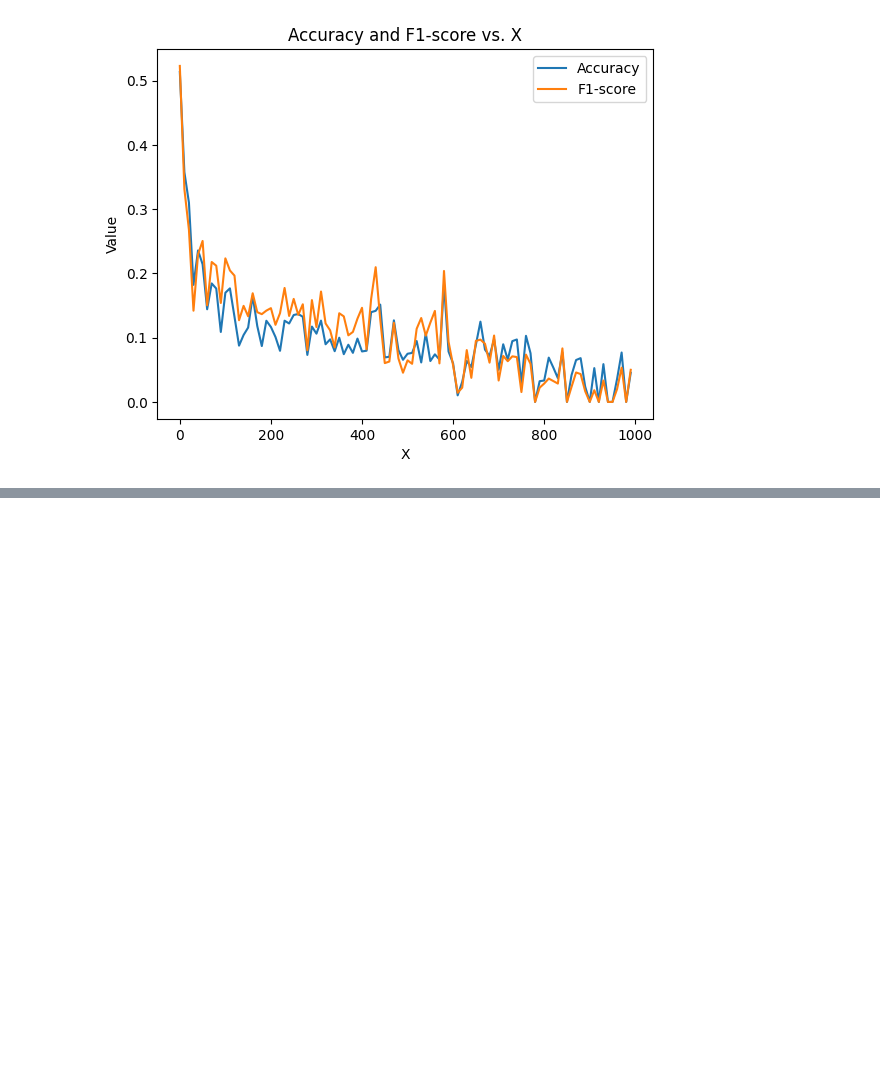
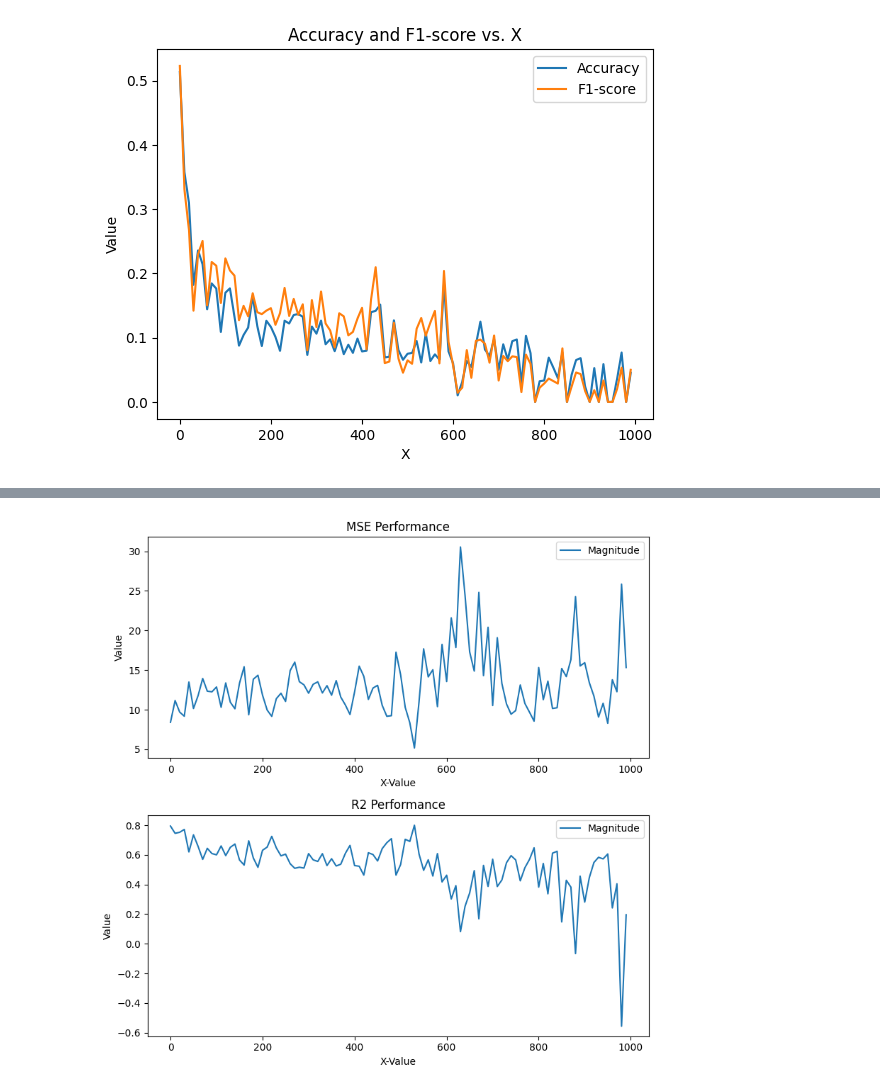
Before and after one commit to LawsonHutter/RNN_working_memory, a Jupyter notebook: RNN_working_memory_Project.ipynb, the cells around one changed output, grey strips where cells are left out. Drawn from its saved outputs; the diff is of its cells as text; code cells hidden in the pictures; blank space fills up the shorter version.

```diff
--- a/RNN_working_memory_Project.ipynb
+++ b/RNN_working_memory_Project.ipynb
@@ -2001,0 +2111,19 @@ plt.show()
+# %%
+mse_list_mag = []
+r2_list_mag = []
+
+# Test the models for each value of x
+for x in range(0, max_X):
+    # Load the saved model for this value of x
+    model_ = models_mag[x]
+
+    # Predict the outputs for the test set
+    predictions = model_.predict(X_test_mag[x].reshape(-1, 1, 1000))
+
+    # Calculate and print the mean squared error and R-squared for the predictions
+    mse = mean_squared_error(Y_test_mag[x], predictions)
+    r2 = r2_score(Y_test_mag[x], predictions)
+    print(f'Model {x}: MSE = {mse:.4f}, R-squared = {r2:.4f}')
+
+    mse_list_mag.append(mse)
+    r2_list_mag.append(r2)
@@ -2001,0 +2148,23 @@ plt.show()
+# %%
+# Create a figure with two subplots
+fig, axs = plt.subplots(2, 1, figsize=(8, 8))
+
+# Plot the values in mse_list_mag in the first subplot
+axs[0].plot(range(0, max_X*10, 10), mse_list_mag, label='Magnitude')
+axs[0].set_title('MSE Performance')
+axs[0].set_xlabel('X-Value')
+axs[0].set_ylabel('Value')
+axs[0].legend()
+
+# Plot the values in r2_list_mag in the second subplot
+axs[1].plot(range(0, max_X*10, 10), r2_list_mag, label='Magnitude')
+axs[1].set_title('R2 Performance')
+axs[1].set_xlabel('X-Value')
+axs[1].set_ylabel('Value')
+axs[1].legend()
+
+# Show the plot
+plt.tight_layout()
+plt.show()
+# %% [output]
+[figure, added]
```
Also changed, not shown: parts of 8 cells of this notebook.
